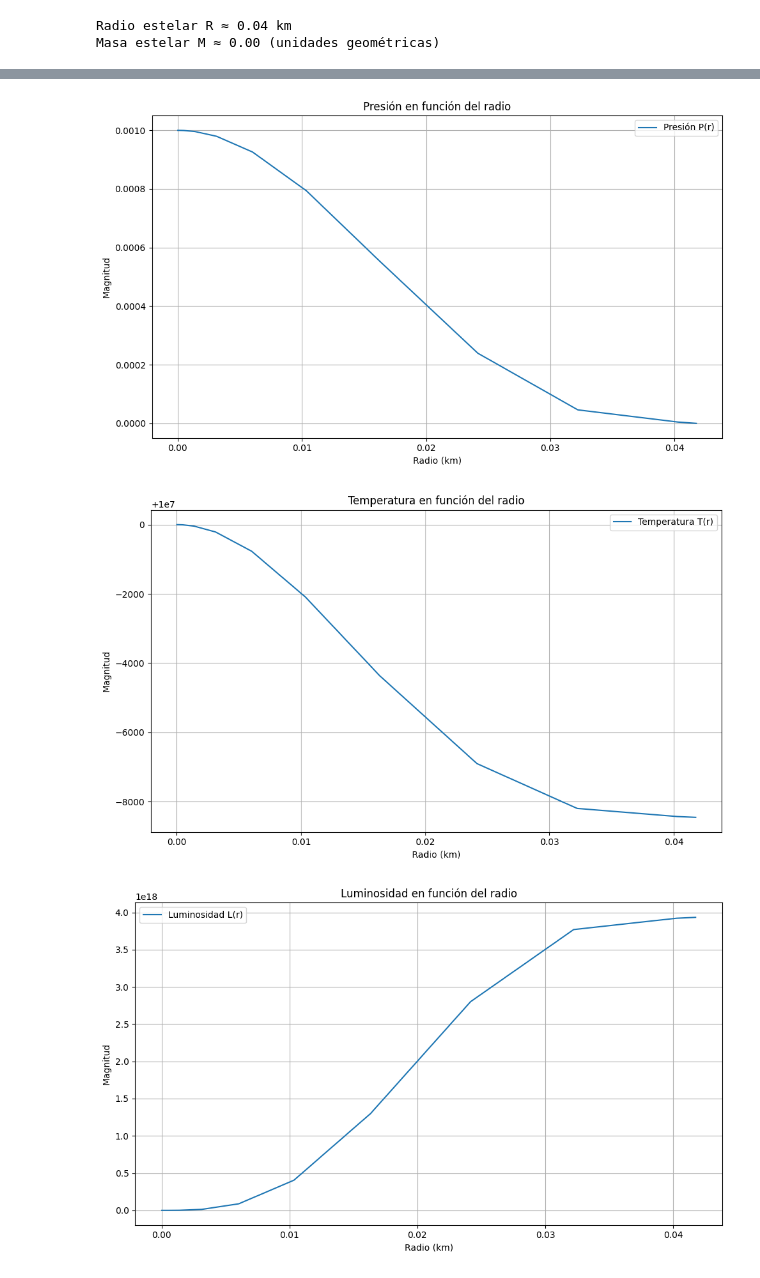
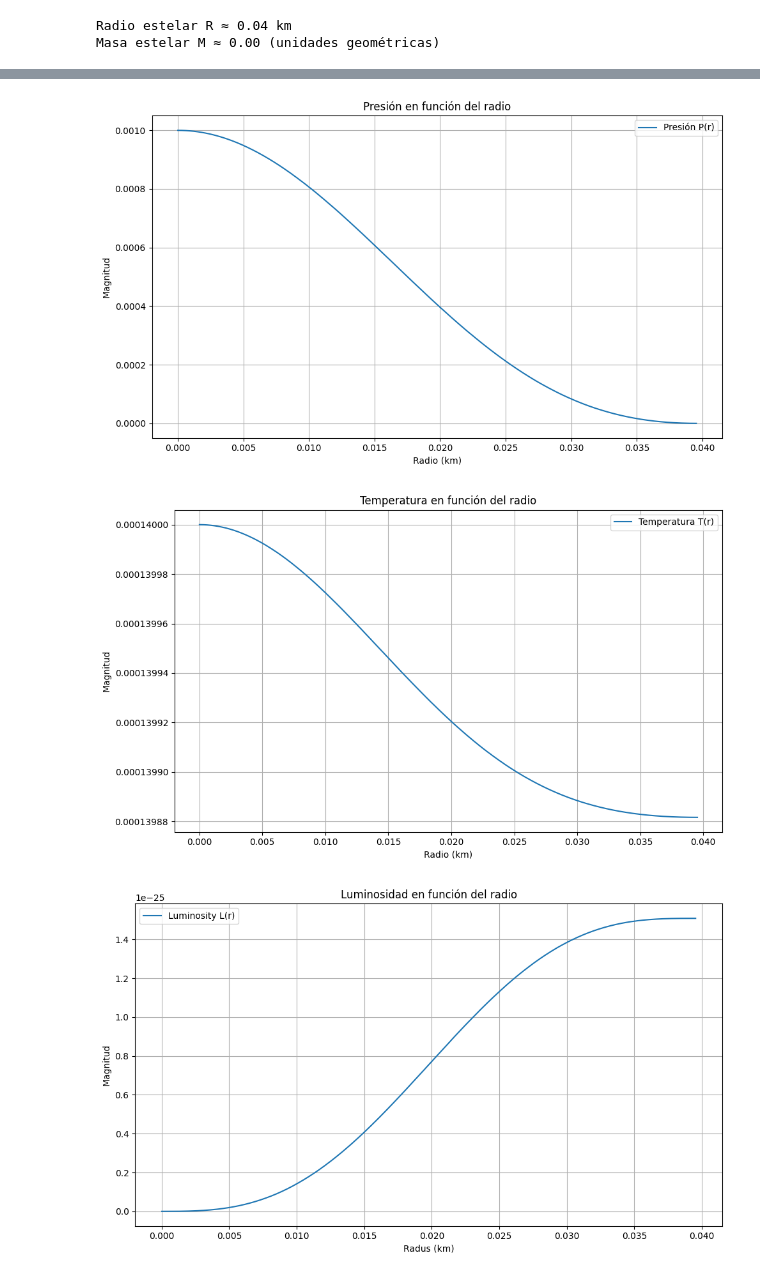
Before and after one commit to sdg1309/UN-MODELO-DE-COLAPSO-ESTELAR, a Jupyter notebook: UN_MODELO_DE_COLAPSO_ESTELAR_Y_FORMACIÓN_DE_AGUJEROS_NEGROS_EN_PYTHON.ipynb, the cells around one changed output, grey strips where cells are left out. Cells and saved outputs as stored; diff of their text form; code cells hidden in the pictures.

```diff
--- a/UN_MODELO_DE_COLAPSO_ESTELAR_Y_FORMACIÓN_DE_AGUJEROS_NEGROS_EN_PYTHON.ipynb
+++ b/UN_MODELO_DE_COLAPSO_ESTELAR_Y_FORMACIÓN_DE_AGUJEROS_NEGROS_EN_PYTHON.ipynb
@@ -43,9 +43,8 @@ def extended_rhs(r, y):
     return [dPdr, dmdr, dLdr, dTdr_val]
 
 # Integrar estrella con temperatura inicial T0
-def integrate_star_extended(Pc, T0):
-    r0 = 1e-5
-    y0 = [Pc, 0.0, 0.0, T0]  # y = [P, m, L, T]
+def integrate_star_extended(r0, Pc, Tc):
+    y0 = [Pc, 0.0, 0.0, Tc]  # y = [P, m, L, T]
 
     def event_surface(r, y):
         return y[0]  # detener cuando P → 0
@@ -54,7 +53,7 @@ def integrate_star_extended(Pc, T0):
 
     sol = solve_ivp(
         extended_rhs, (r0, r_max), y0,
-        method='RK45', max_step=0.1,
+        method='RK45', max_step=0.0001,
         events=event_surface
     )
 
@@ -62,10 +61,11 @@ def integrate_star_extended(Pc, T0):
 # %%
 # Parámetros iniciales
 Pc = 1e-3
-T0 = 10e7 # Temperatura central (K)
+Tc = 1.4 * 10**-4 # Temperatura central (K)
+R0 = 1e-5
 
 # Ejecutar integración
-r_vals, P_vals, m_vals, L_vals, T_vals = integrate_star_extended(Pc, T0)
+r_vals, P_vals, m_vals, L_vals, T_vals = integrate_star_extended(R0, Pc, Tc)
 
 # Resultados
 R_star = r_vals[-1]
@@ -101,7 +101,7 @@ plt.grid(True)
 plt.tight_layout()
 plt.show()
 # %% [output]
-[figure, old version]
+[figure, new version]
 # %%
 # Graficar resultados
 plt.figure(figsize=(10, 6))
@@ -114,17 +114,17 @@ plt.grid(True)
 plt.tight_layout()
 plt.show()
 # %% [output]
-[figure, old version]
+[figure, new version]
 # %%
 # Graficar resultados
 plt.figure(figsize=(10, 6))
-plt.plot(r_vals, L_vals, label='Luminosidad L(r)')
-plt.xlabel('Radio (km)')
+plt.plot(r_vals, L_vals, label='Luminosity L(r)')
+plt.xlabel('Radus (km)')
 plt.ylabel('Magnitud')
 plt.title('Luminosidad en función del radio')
 plt.legend()
 plt.grid(True)
 plt.tight_layout()
 plt.show()
 # %% [output]
-[figure, old version]
+[figure, new version]
```
Also changed, not shown: parts of 1 cell of this notebook.
